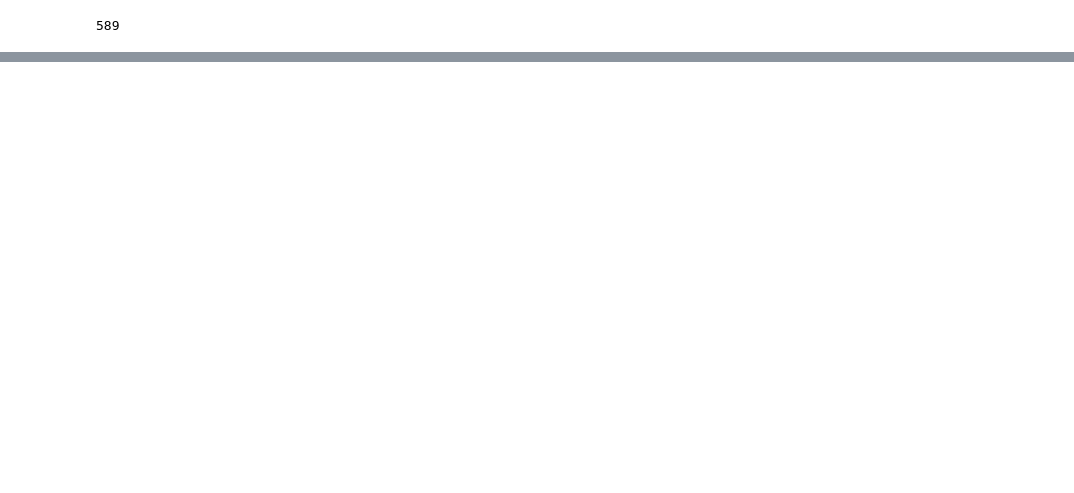
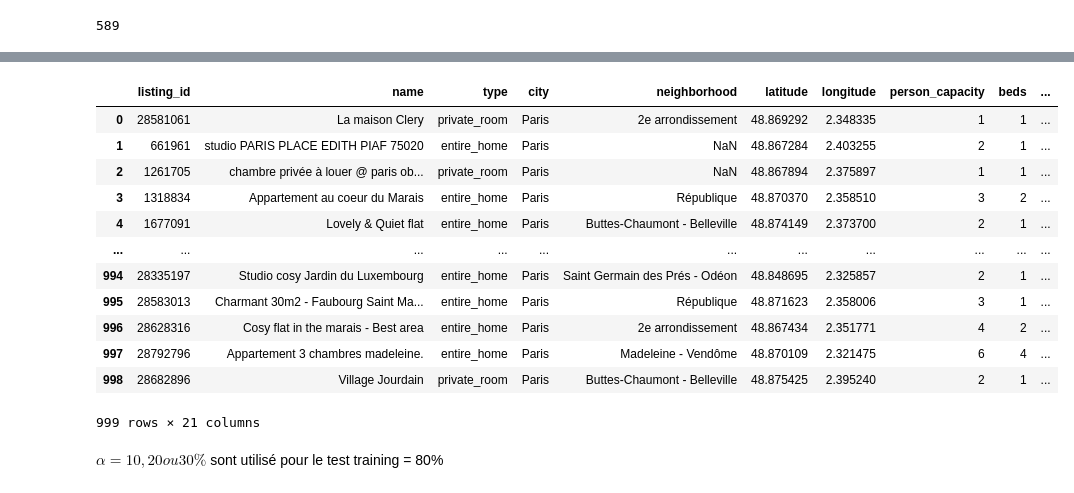
Before and after one commit to gruelg/M1-IOT-H3-PYTHON, a Jupyter notebook: Machine Learning/Modele_Lineaire_exo.ipynb, the cells around one changed output, grey strips where cells are left out. Saved outputs shown, nothing was run; the diff lists cells and outputs as text; code cells hidden in the pictures; blank space fills up the shorter version.

```diff
--- a/Machine Learning/Modele_Lineaire_exo.ipynb
+++ b/Machine Learning/Modele_Lineaire_exo.ipynb
@@ -121,2 +70,21 @@ Name: listing_id, Length: 999, dtype: bool
 # %%
 result = pd.merge(listingsFinal, resultMeans[['available','local_price','min_nights']],on='listing_id')
+# %%
+result
+# %% [output]
+|  | listing_id | name | type | city | neighborhood | latitude | longitude | person_capacity | beds | ... |
+| 0 | 28581061 | La maison Clery | private_room | Paris | 2e arrondissement | 48.869292 | 2.348335 | 1 | 1 | ... |
+| 1 | 661961 | studio PARIS PLACE EDITH PIAF 75020 | entire_home | Paris | NaN | 48.867284 | 2.403255 | 2 | 1 | ... |
+| 2 | 1261705 | chambre privée à louer @ paris ob... | private_room | Paris | NaN | 48.867894 | 2.375897 | 1 | 1 | ... |
+| 3 | 1318834 | Appartement au coeur du Marais | entire_home | Paris | République | 48.870370 | 2.358510 | 3 | 2 | ... |
+| 4 | 1677091 | Lovely & Quiet flat | entire_home | Paris | Buttes-Chaumont - Belleville | 48.874149 | 2.373700 | 2 | 1 | ... |
+| ... | ... | ... | ... | ... | ... | ... | ... | ... | ... | ... |
+| 994 | 28335197 | Studio cosy Jardin du Luxembourg | entire_home | Paris | Saint Germain des Prés - Odéon | 48.848695 | 2.325857 | 2 | 1 | ... |
+| 995 | 28583013 | Charmant 30m2 - Faubourg Saint Ma... | entire_home | Paris | République | 48.871623 | 2.358006 | 3 | 1 | ... |
+| 996 | 28628316 | Cosy flat in the marais - Best area | entire_home | Paris | 2e arrondissement | 48.867434 | 2.351771 | 4 | 2 | ... |
+| 997 | 28792796 | Appartement 3 chambres madeleine. | entire_home | Paris | Madeleine - Vendôme | 48.870109 | 2.321475 | 6 | 4 | ... |
+| 998 | 28682896 | Village Jourdain | private_room | Paris | Buttes-Chaumont - Belleville | 48.875425 | 2.395240 | 2 | 1 | ... |
+999 rows × 21 columns
+# %% [markdown]
+$\alpha=10,20 ou 30\%$ sont utilisé pour le test
+training = 80%
```
Also changed, not shown: parts of 16 cells of this notebook.
